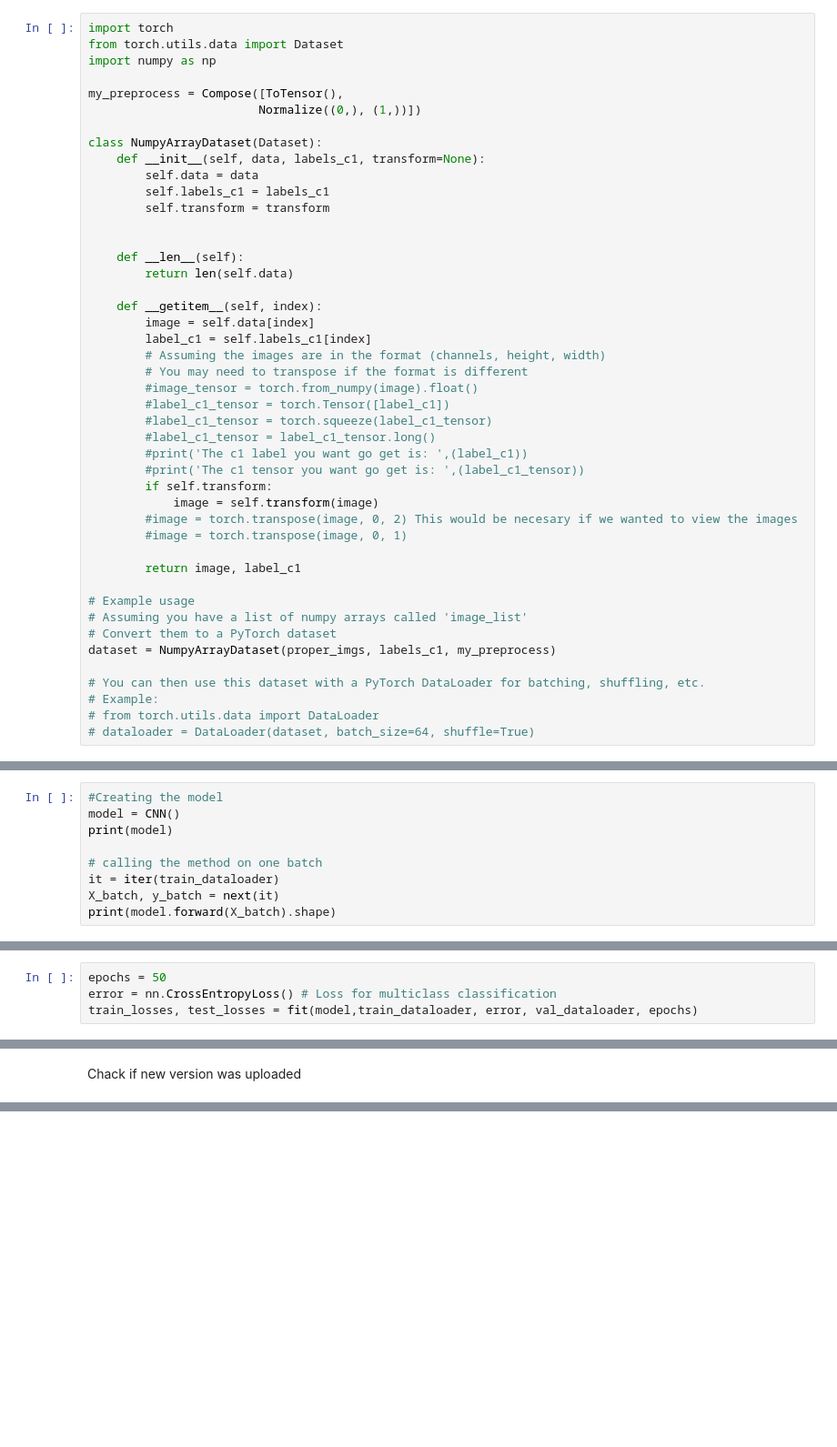
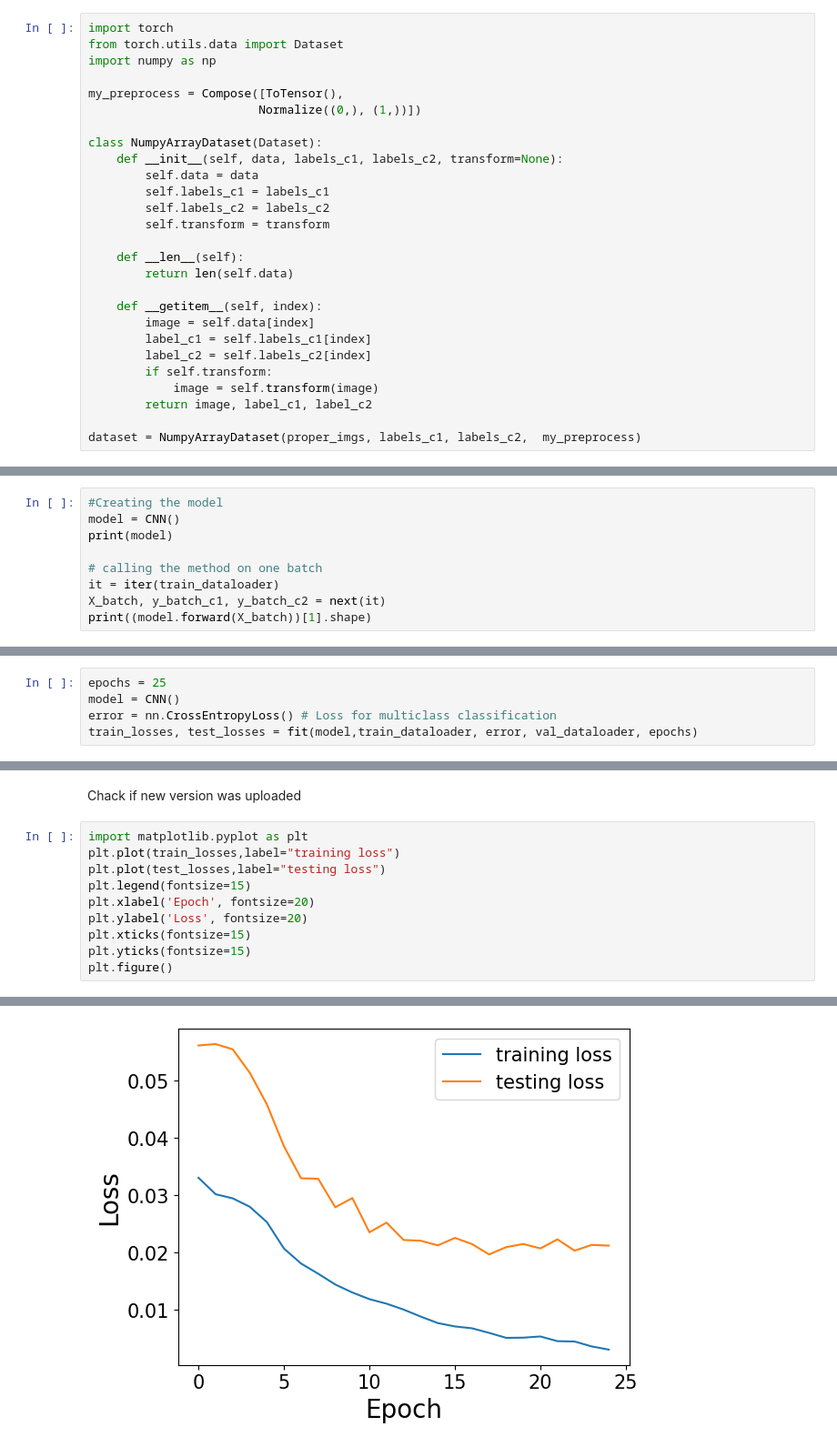
Before and after one commit to AntoniJanowski/Study-projects, a Jupyter notebook: Homework(1).ipynb, the cells around one changed output, grey strips where cells are left out. Shown at 91% size. Drawn from its saved outputs; the diff is of its cells as text; blank space fills up the shorter version.

```diff
--- a/Homework(1).ipynb
+++ b/Homework(1).ipynb
@@ -109,11 +128,11 @@ my_preprocess = Compose([ToTensor(),
                         Normalize((0,), (1,))])
 
 class NumpyArrayDataset(Dataset):
-    def __init__(self, data, labels_c1, transform=None):
+    def __init__(self, data, labels_c1, labels_c2, transform=None):
         self.data = data
         self.labels_c1 = labels_c1
+        self.labels_c2 = labels_c2
         self.transform = transform
-
 
     def __len__(self):
         return len(self.data)
@@ -121,27 +140,9 @@ class NumpyArrayDataset(Dataset):
     def __getitem__(self, index):
         image = self.data[index]
         label_c1 = self.labels_c1[index]
-        # Assuming the images are in the format (channels, height, width)
-        # You may need to transpose if the format is different
-        #image_tensor = torch.from_numpy(image).float()
-        #label_c1_tensor = torch.Tensor([label_c1])
-        #label_c1_tensor = torch.squeeze(label_c1_tensor)
-        #label_c1_tensor = label_c1_tensor.long()
-        #print('The c1 label you want go get is: ',(label_c1))
-        #print('The c1 tensor you want go get is: ',(label_c1_tensor))
+        label_c2 = self.labels_c2[index]
         if self.transform:
             image = self.transform(image)
-        #image = torch.transpose(image, 0, 2) This would be necesary if we wanted to view the images
-        #image = torch.transpose(image, 0, 1)
+        return image, label_c1, label_c2
 
-        return image, label_c1
-
-# Example usage
-# Assuming you have a list of numpy arrays called 'image_list'
-# Convert them to a PyTorch dataset
-dataset = NumpyArrayDataset(proper_imgs, labels_c1, my_preprocess)
-
-# You can then use this dataset with a PyTorch DataLoader for batching, shuffling, etc.
-# Example:
-# from torch.utils.data import DataLoader
-# dataloader = DataLoader(dataset, batch_size=64, shuffle=True)
+dataset = NumpyArrayDataset(proper_imgs, labels_c1, labels_c2,  my_preprocess)
@@ -246,8 +235,8 @@ print(model)
 
 # calling the method on one batch
 it = iter(train_dataloader)
-X_batch, y_batch = next(it)
-print(model.forward(X_batch).shape)
+X_batch, y_batch_c1, y_batch_c2 = next(it)
+print((model.forward(X_batch))[1].shape)
 # %% [output]
 CNN(
   (conv1): Conv2d(3, 32, kernel_size=(3, 3), stride=(1, 1), padding=same)
@@ -346,5 +315,6 @@ torch.Size([66])
 # %%
-epochs = 50
+epochs = 25
+model = CNN()
 error = nn.CrossEntropyLoss() # Loss for multiclass classification
 train_losses, test_losses = fit(model,train_dataloader, error, val_dataloader, epochs)
 # %% [output]
@@ -353,2 +338,13 @@ KeyboardInterrupt:
 # %% [markdown]
 Chack if new version was uploaded
+# %%
+import matplotlib.pyplot as plt
+plt.plot(train_losses,label="training loss")
+plt.plot(test_losses,label="testing loss")
+plt.legend(fontsize=15)
+plt.xlabel('Epoch', fontsize=20)
+plt.ylabel('Loss', fontsize=20)
+plt.xticks(fontsize=15)
+plt.yticks(fontsize=15)
+plt.figure()
+# %% [output]
@@ -354,0 +352 @@ Chack if new version was uploaded
+[figure, added]
```
Also changed, not shown: parts of 11 cells of this notebook.
